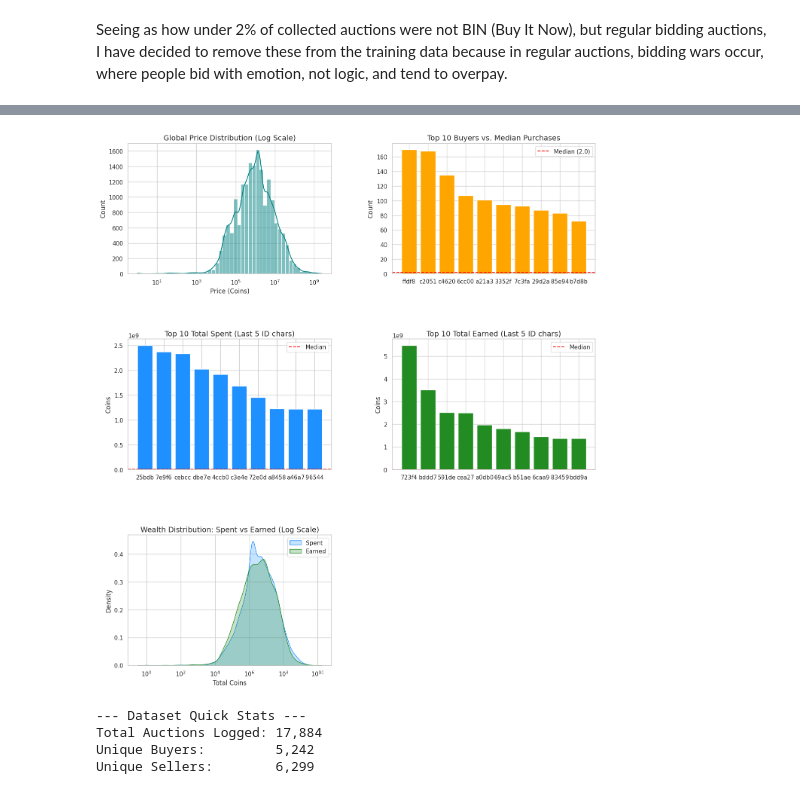
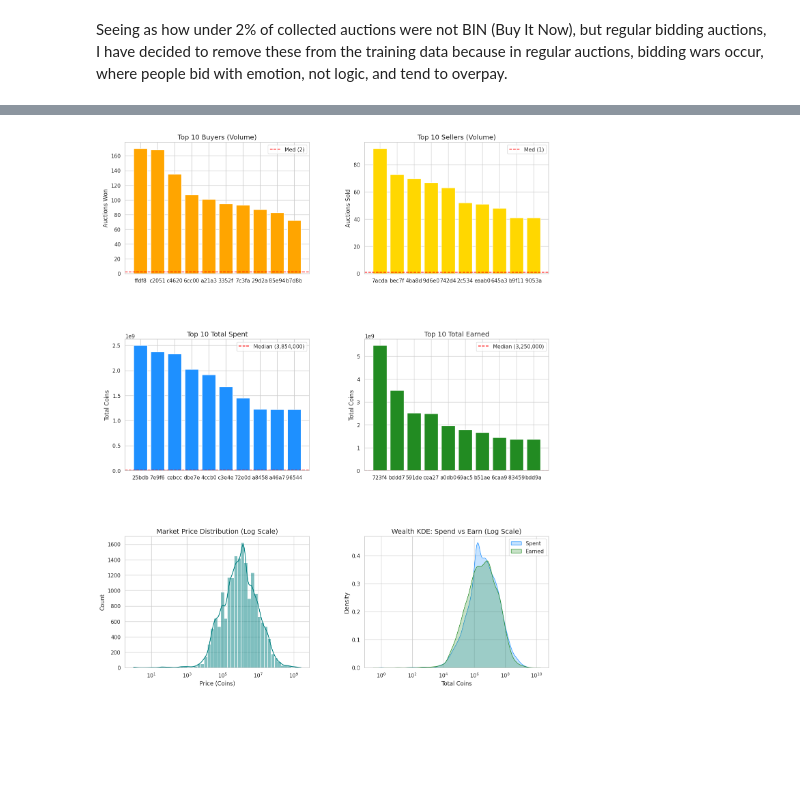
Before and after one commit to Luka98122/SB-Auction-Intelligence, a Jupyter notebook: src/processing/expirementing.ipynb, the cells around one changed output, grey strips where cells are left out. Drawn from its saved outputs; the diff is of its cells as text; code cells hidden in the pictures; blank space fills up the shorter version.

```diff
--- a/src/processing/expirementing.ipynb
+++ b/src/processing/expirementing.ipynb
@@ -99,68 +161,72 @@ print(df)
 # %%
 # --- 1. Setup Style & Canvas ---
 sns.set_theme(style="whitegrid")
-# Using a 3x2 grid but we will hide the 6th plot
-fig, axes = plt.subplots(3, 2, figsize=(16, 18))
+# Using a 3x2 grid to fit all 6 visualizations
+fig, axes = plt.subplots(3, 2, figsize=(16, 20))
 plt.subplots_adjust(hspace=0.5, wspace=0.3)
 
-# 1. Price Distribution (Log Scale)
-sns.histplot(df['final_price'], bins=50, kde=True, ax=axes[0, 0], log_scale=True, color='teal')
-axes[0, 0].set_title('Global Price Distribution (Log Scale)', fontsize=14)
-axes[0, 0].set_xlabel('Price (Coins)')
+# --- ROW 1: VOLUME (TRANSACTION COUNTS) ---
 
-# 2. Top 10 Buyers (Last 5 Chars)
+# 1. Top 10 Buyers (Last 5 Chars)
 buyer_counts = df['buyer_uuid'].value_counts().head(10)
 short_buyer_ids = [str(x)[-5:] for x in buyer_counts.index]
-axes[0, 1].bar(short_buyer_ids, buyer_counts.values, color='orange')
+axes[0, 0].bar(short_buyer_ids, buyer_counts.values, color='orange')
 median_purchases = df['buyer_uuid'].value_counts().median()
-axes[0, 1].axhline(y=median_purchases, color='red', linestyle='--', label=f'Median ({median_purchases})')
-axes[0, 1].set_title('Top 10 Buyers vs. Median Purchases', fontsize=14)
-axes[0, 1].set_ylabel('Count')
+axes[0, 0].axhline(y=median_purchases, color='red', linestyle='--', label=f'Med ({median_purchases:,.0f})')
+axes[0, 0].set_title('Top 10 Buyers (Volume)', fontsize=14)
+axes[0, 0].set_ylabel('Auctions Won')
+axes[0, 0].legend()
+
+# 2. Top 10 Sellers (Last 5 Chars)
+seller_counts = df['seller_uuid'].value_counts().head(10)
+short_seller_ids = [str(x)[-5:] for x in seller_counts.index]
+axes[0, 1].bar(short_seller_ids, seller_counts.values, color='gold')
+median_sales = df['seller_uuid'].value_counts().median()
+axes[0, 1].axhline(y=median_sales, color='red', linestyle='--', label=f'Med ({median_sales:,.0f})')
+axes[0, 1].set_title('Top 10 Sellers (Volume)', fontsize=14)
+axes[0, 1].set_ylabel('Auctions Sold')
 axes[0, 1].legend()
+
+# --- ROW 2: VALUE (COIN FLOW) ---
 
 # 3. Top 10 Spenders (Last 5 Chars)
 spent_per_player = df.groupby('buyer_uuid')['final_price'].sum().sort_values(ascending=False).head(10)
 short_spender_ids = [str(x)[-5:] for x in spent_per_player.index]
 axes[1, 0].bar(short_spender_ids, spent_per_player.values, color='dodgerblue')
 median_spent = df.groupby('buyer_uuid')['final_price'].sum().median()
-axes[1, 0].axhline(y=median_spent, color='red', linestyle='--', label='Median')
-axes[1, 0].set_title('Top 10 Total Spent (Last 5 ID chars)', fontsize=14)
-axes[1, 0].set_ylabel('Coins')
+# Added value to median in legend
+axes[1, 0].axhline(y=median_spent, color='red', linestyle='--', label=f'Median ({median_spent:,.0f})')
+axes[1, 0].set_title('Top 10 Total Spent', fontsize=14)
+axes[1, 0].set_ylabel('Total Coins')
 axes[1, 0].legend()
 
 # 4. Top 10 Earners (Last 5 Chars)
 earned_per_player = df.groupby('seller_uuid')['final_price'].sum().sort_values(ascending=False).head(10)
 short_earner_ids = [str(x)[-5:] for x in earned_per_player.index]
 axes[1, 1].bar(short_earner_ids, earned_per_player.values, color='forestgreen')
 median_earned = df.groupby('seller_uuid')['final_price'].sum().median()
-axes[1, 1].axhline(y=median_earned, color='red', linestyle='--', label='Median')
-axes[1, 1].set_title('Top 10 Total Earned (Last 5 ID chars)', fontsize=14)
-axes[1, 1].set_ylabel('Coins')
+# Added value to median in legend
+axes[1, 1].axhline(y=median_earned, color='red', linestyle='--', label=f'Median ({median_earned:,.0f})')
+axes[1, 1].set_title('Top 10 Total Earned', fontsize=14)
+axes[1, 1].set_ylabel('Total Coins')
 axes[1, 1].legend()
 
-# 5. Money Spent vs Earned Distribution
-# We'll make this plot span across the bottom or just occupy one side
+# --- ROW 3: GLOBAL DISTRIBUTIONS ---
+
+# 5. Price Distribution (Log Scale)
+sns.histplot(df['final_price'], bins=50, kde=True, ax=axes[2, 0], log_scale=True, color='teal')
+axes[2, 0].set_title('Market Price Distribution (Log Scale)', fontsize=14)
+axes[2, 0].set_xlabel('Price (Coins)')
+
+# 6. Money Spent vs Earned Distribution
 full_spent = df.groupby('buyer_uuid')['final_price'].sum()
 full_earned = df.groupby('seller_uuid')['final_price'].sum()
-sns.kdeplot(full_spent, ax=axes[2, 0], log_scale=True, label='Spent', fill=True, color='dodgerblue')
-sns.kdeplot(full_earned, ax=axes[2, 0], log_scale=True, label='Earned', fill=True, color='forestgreen')
-axes[2, 0].set_title('Wealth Distribution: Spent vs Earned (Log Scale)', fontsize=14)
-axes[2, 0].set_xlabel('Total Coins')
-axes[2, 0].legend()
-
-# 6. Hide the empty subplot
-fig.delaxes(axes[2, 1])
+sns.kdeplot(full_spent, ax=axes[2, 1], log_scale=True, label='Spent', fill=True, color='dodgerblue')
+sns.kdeplot(full_earned, ax=axes[2, 1], log_scale=True, label='Earned', fill=True, color='forestgreen')
+axes[2, 1].set_title('Wealth KDE: Spend vs Earn (Log Scale)', fontsize=14)
+axes[2, 1].set_xlabel('Total Coins')
+axes[2, 1].legend()
 
 plt.show()
-
-# Final Stat Summary
-print(f"--- Dataset Quick Stats ---")
-print(f"Total Auctions Logged: {len(df):,}")
-print(f"Unique Buyers:         {df['buyer_uuid'].nunique():,}")
-print(f"Unique Sellers:        {df['seller_uuid'].nunique():,}")
 # %% [output]
-[figure, old version]
+[figure, new version]
---- Dataset Quick Stats ---
-Total Auctions Logged: 17,884
-Unique Buyers:         5,242
-Unique Sellers:        6,299
```
Also changed, not shown: parts of 4 cells of this notebook.
